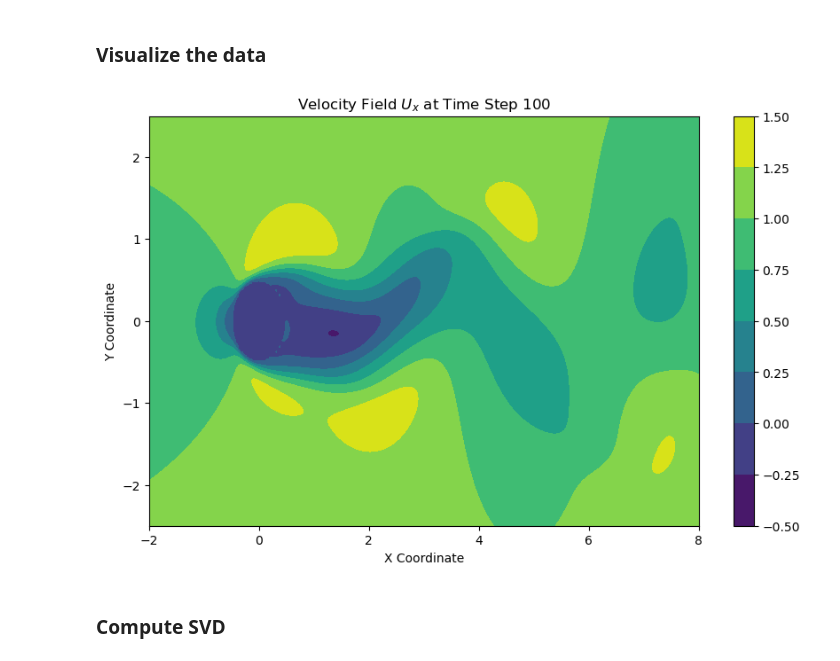
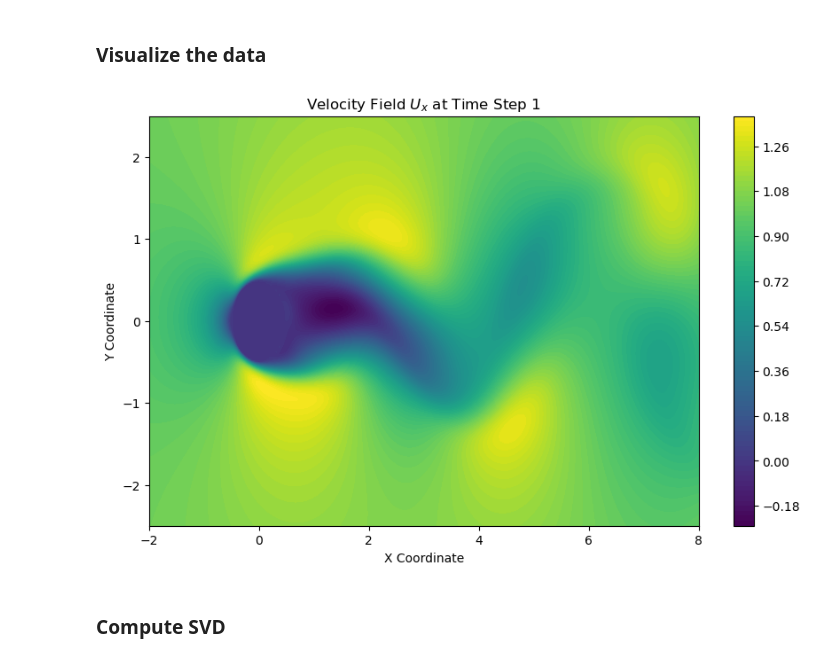
Before and after one commit to jacob-cunningham-ds/me_2061_hw9, a Jupyter notebook: homework_9.ipynb, the cells around one changed output. Saved outputs shown, nothing was run; the diff lists cells and outputs as text; code cells hidden in the pictures.

```diff
--- a/homework_9.ipynb
+++ b/homework_9.ipynb
@@ -134,14 +95,14 @@ Y DataFrame:
 # %%
 # Plot the velocity field Ux at the first time step
 plt.figure(figsize=(10, 6))
-plt.contourf(X_df, Y_df, Ux_df.iloc[:, 99].values.reshape(nx, -1).T, cmap='viridis')
+plt.contourf(X_df, Y_df, Ux_df.iloc[:, 0].values.reshape(nx, ny).T, levels=100, cmap='viridis')
 plt.colorbar()
-plt.title('Velocity Field $U_x$ at Time Step 100')
+plt.title('Velocity Field $U_x$ at Time Step 1')
 plt.xlabel('X Coordinate')
 plt.ylabel('Y Coordinate')
 plt.show()
 # %% [output]
-[figure, old version]
+[figure, new version]
 # %% [markdown]
 ### Compute SVD
 # %%
```
Also changed, not shown: parts of 9 cells of this notebook, 4 other files.
